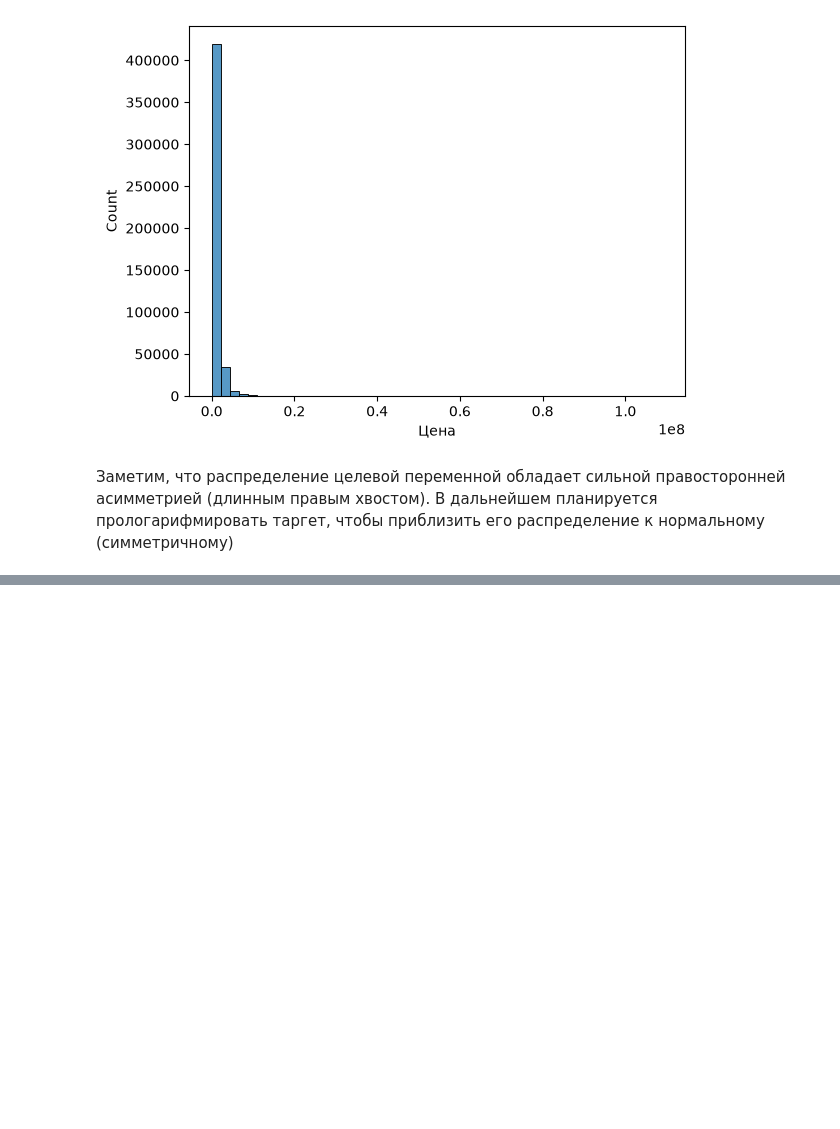
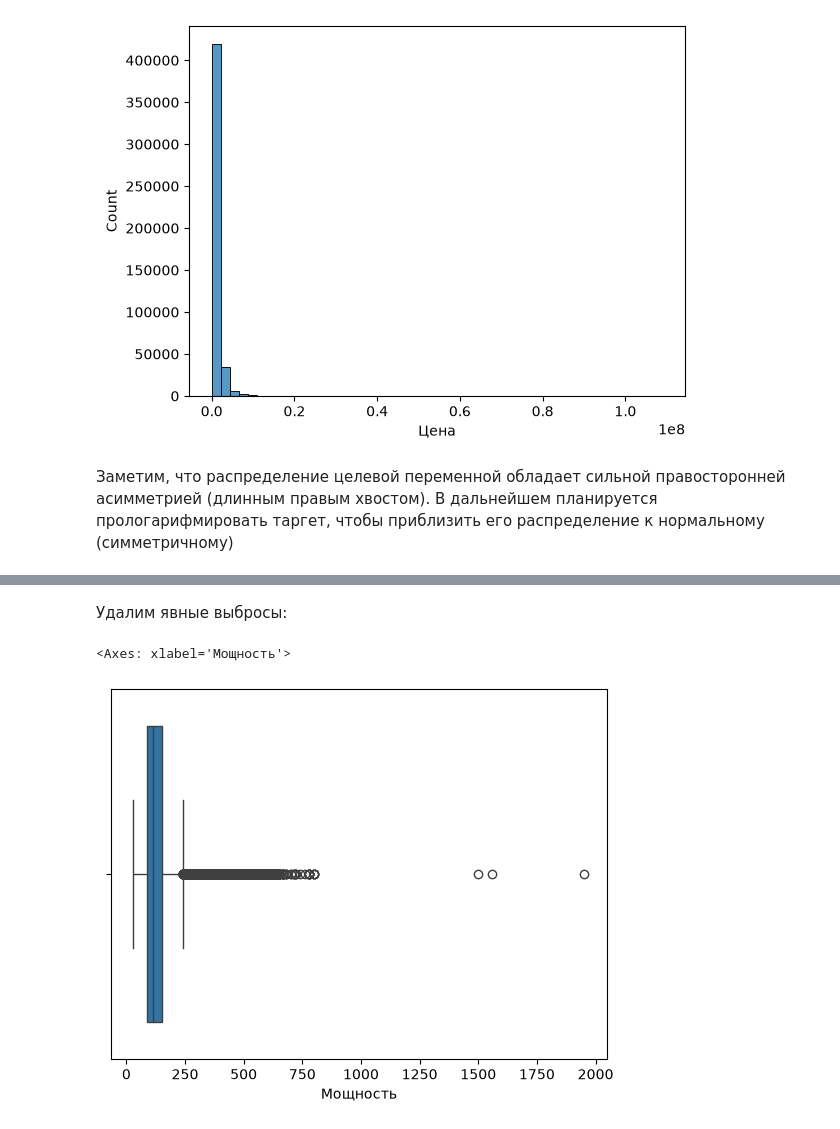
Before and after one commit to deviloon/car-price-analyzer, a Jupyter notebook: notebooks/02_eda_and_features.ipynb, the cells around one changed output, grey strips where cells are left out. Cells and saved outputs as stored; diff of their text form; code cells hidden in the pictures; blank space fills up the shorter version.

```diff
--- a/notebooks/02_eda_and_features.ipynb
+++ b/notebooks/02_eda_and_features.ipynb
@@ -59,0 +85,9 @@ sns.histplot(data=df, x=CONFIG["TARGET"], bins=50)
+# %% [markdown]
+Удалим явные выбросы:
+# %%
+df = df[df['Объем двигателя'] < 10.0]
+# %%
+sns.boxplot(data=df, x='Мощность')
+# %% [output]
+<Axes: xlabel='Мощность'>
+[figure, added]
```
Also changed, not shown: parts of 11 cells of this notebook.
